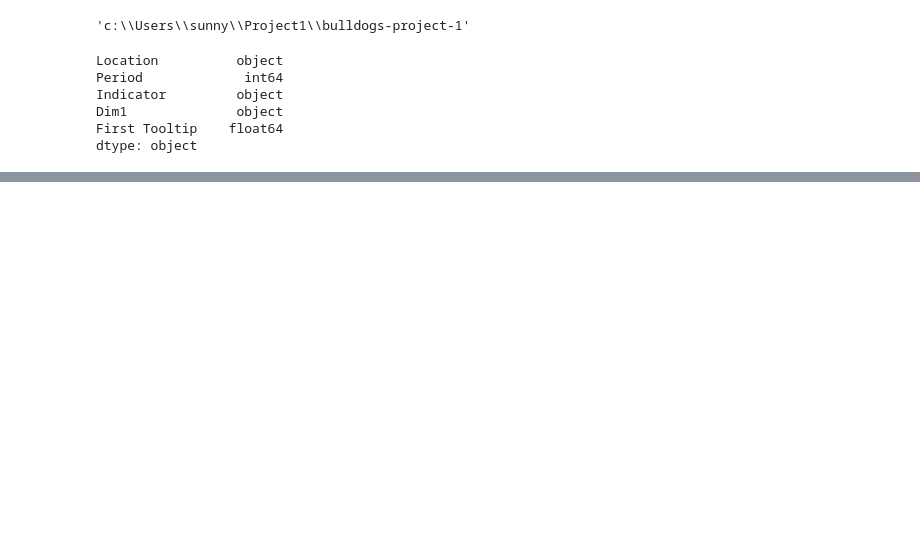
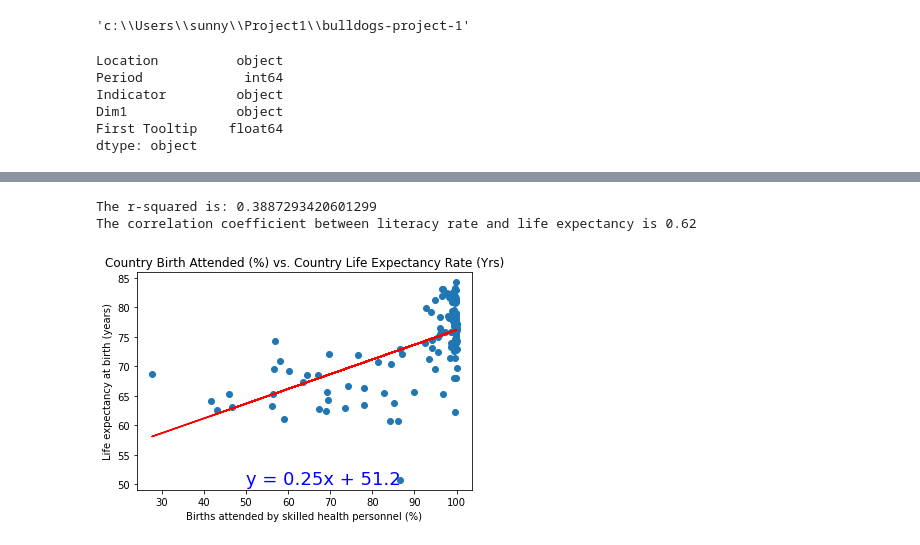
Before and after one commit to pkorat/World-Life-Expectancy-Analysis, a Jupyter notebook: main_project1_ash.ipynb, the cells around one changed output, grey strips where cells are left out. Saved outputs shown, nothing was run; the diff lists cells and outputs as text; code cells hidden in the pictures; blank space fills up the shorter version.

```diff
--- a/main_project1_ash.ipynb
+++ b/main_project1_ash.ipynb
@@ -73,3 +86,24 @@ birth_skill_prof_2019
+# %%
+birth_attended = updated_combined_df['Birth Attended']
+life_exp = updated_combined_df['Life Expectancy']
+
+# Create scatter plot and linear regression of literacy data vs life expectancy data
+(slope, intercept, rvalue, pvalue, stderr) = linregress(birth_attended, life_exp)
+regress_values = birth_attended * slope + intercept
+line_eq = "y = " + str(round(slope,2)) + "x + " + str(round(intercept,2))
+plt.scatter(birth_attended, life_exp)
+plt.plot(birth_attended, regress_values, "r-")
+plt.annotate(line_eq,(50,50),fontsize = 18, color = "blue")
+print(f"The r-squared is: {rvalue**2}")
+plt.xlabel('Births attended by skilled health personnel (%)')
+plt.ylabel('Life expectancy at birth (years)')
+plt.title('Country Birth Attended (%) vs. Country Life Expectancy Rate (Yrs)')
+print(f"The correlation coefficient between literacy rate and life expectancy is {round(st.pearsonr(birth_attended, life_exp)[0],2)}")
+birth_corr = st.pearsonr(birth_attended, life_exp)[0]
+# %% [output]
+The r-squared is: 0.3887293420601299
+The correlation coefficient between literacy rate and life expectancy is 0.62
+[figure, added]
 # %%
 # Read the input file medicalDoctors.csv and convert the same into a Dataframe
 medical_doctors_df = pd.read_csv("Resources/Healthcare/medicalDoctors.csv")
```
Also changed, not shown: parts of 6 cells of this notebook.
